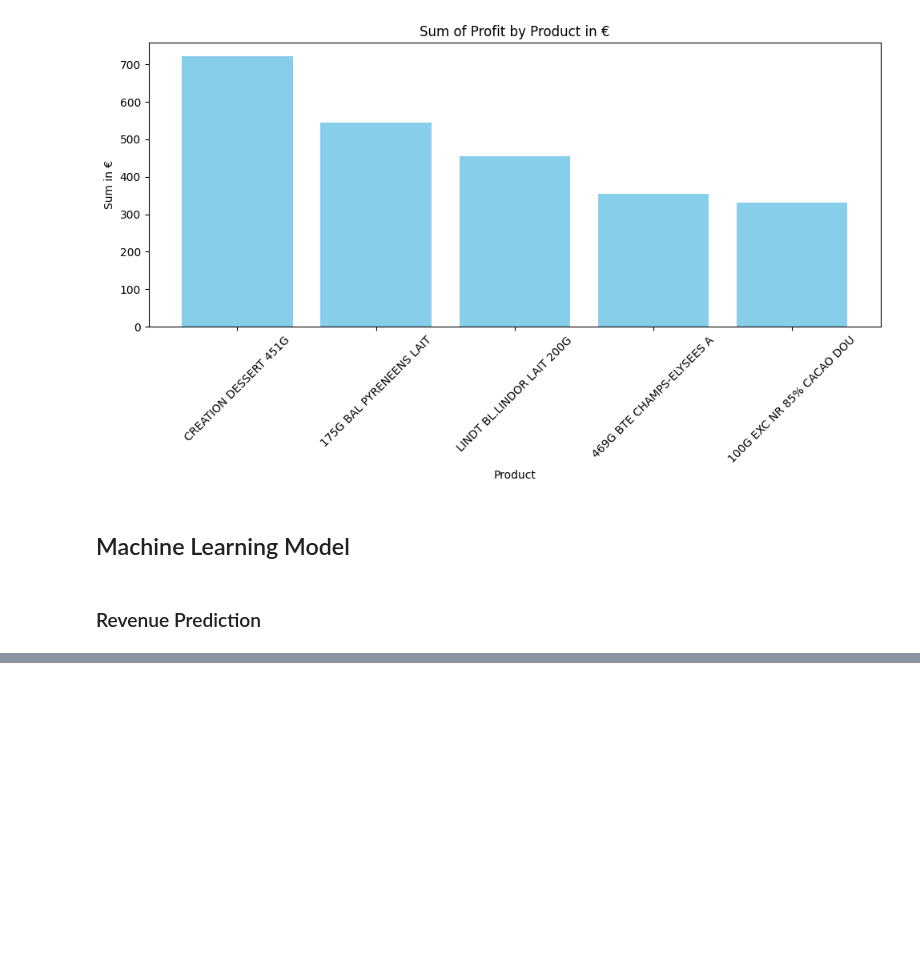
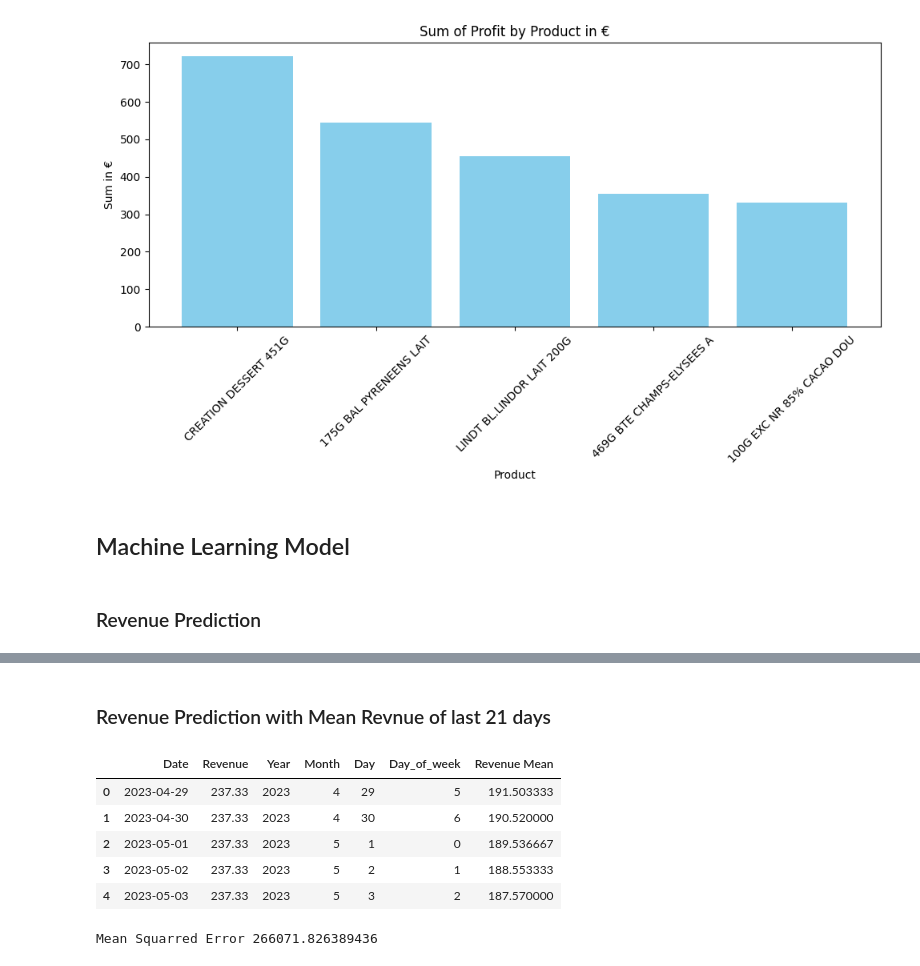
Before and after one commit to Chriss2800/Advanced_Analytics_Applied, a Jupyter notebook: MachineLearning/prediction.ipynb, the cells around one changed output, grey strips where cells are left out. Drawn from its saved outputs; the diff is of its cells as text; code cells hidden in the pictures; blank space fills up the shorter version.

Commit message:
Revenue Prediction with Revenue Mean created

```diff
--- a/MachineLearning/prediction.ipynb
+++ b/MachineLearning/prediction.ipynb
@@ -291,3 +297,35 @@ import pickle
 
 with open('model.pkl', 'wb') as f:
     pickle.dump(model, f)
+# %% [markdown]
+### Revenue Prediction with Mean Revnue of last 21 days
+# %%
+revenue_mean_df = df.copy()
+revenue_mean_data = df.groupby("Date")["Revenue"].sum()
+revenue_mean_df = pd.Series(revenue_mean_data).reset_index().rename(columns={'Date': 'Date', 'Revenue': 'Revenue'})
+revenue_mean_df["Revenue"] = round(revenue_mean_df["Revenue"]/7,2)
+revenue_mean_df = revenue_mean_df.set_index('Date')
+
+# Resample the DataFrame to fill in missing dates with the next row's revenue value
+revenue_mean_df = revenue_mean_df.resample('D').ffill()
+
+# Reset the index to make 'Date' a column again
+revenue_mean_df = revenue_mean_df.reset_index()
+
+revenue_mean_df["Year"] = revenue_mean_df["Date"].dt.year
+revenue_mean_df["Month"] = revenue_mean_df["Date"].dt.month
+revenue_mean_df["Day"] = revenue_mean_df["Date"].dt.day
+revenue_mean_df["Day_of_week"] = revenue_mean_df["Date"].dt.day_of_week
+revenue_mean_df['Revenue Mean'] = revenue_mean_df['Revenue'].rolling(21).mean().shift(1)
+
+revenue_mean_df = revenue_mean_df.dropna()
+revenue_mean_df.reset_index(drop=True, inplace=True)
+
+revenue_mean_df.head()
+# %% [output]
+|  | Date | Revenue | Year | Month | Day | Day_of_week | Revenue Mean |
+| 0 | 2023-04-29 | 237.33 | 2023 | 4 | 29 | 5 | 191.503333 |
+| 1 | 2023-04-30 | 237.33 | 2023 | 4 | 30 | 6 | 190.520000 |
+| 2 | 2023-05-01 | 237.33 | 2023 | 5 | 1 | 0 | 189.536667 |
+| 3 | 2023-05-02 | 237.33 | 2023 | 5 | 2 | 1 | 188.553333 |
+| 4 | 2023-05-03 | 237.33 | 2023 | 5 | 3 | 2 | 187.570000 |
@@ -293,0 +339,21 @@ with open('model.pkl', 'wb') as f:
+# %%
+actual_mean_values = []
+predicted_mean_values = []
+mse_mean_scores = []
+for train_idx, test_idx in tscv_mean.split(X_mean):
+    X_train, X_test = X_mean.iloc[train_idx], X_mean.iloc[test_idx]
+    y_train, y_test = y_mean.iloc[train_idx], y_mean.iloc[test_idx]
+
+    model_mean.fit(X_train, y_train)
+
+    y_pred = model_mean.predict(X_test)
+    actual_mean_values.extend(y_test.values)
+    predicted_mean_values.extend(y_pred)
+
+    mse = mean_squared_error(y_test, y_pred)
+    mse_mean_scores.append(mse)
+
+mean_mse = np.mean(mse_mean_scores)
+print("Mean Squarred Error", mean_mse)
+# %% [output]
+Mean Squarred Error 266071.826389436
```
Also changed, not shown: parts of 7 cells of this notebook, 1 other file.
